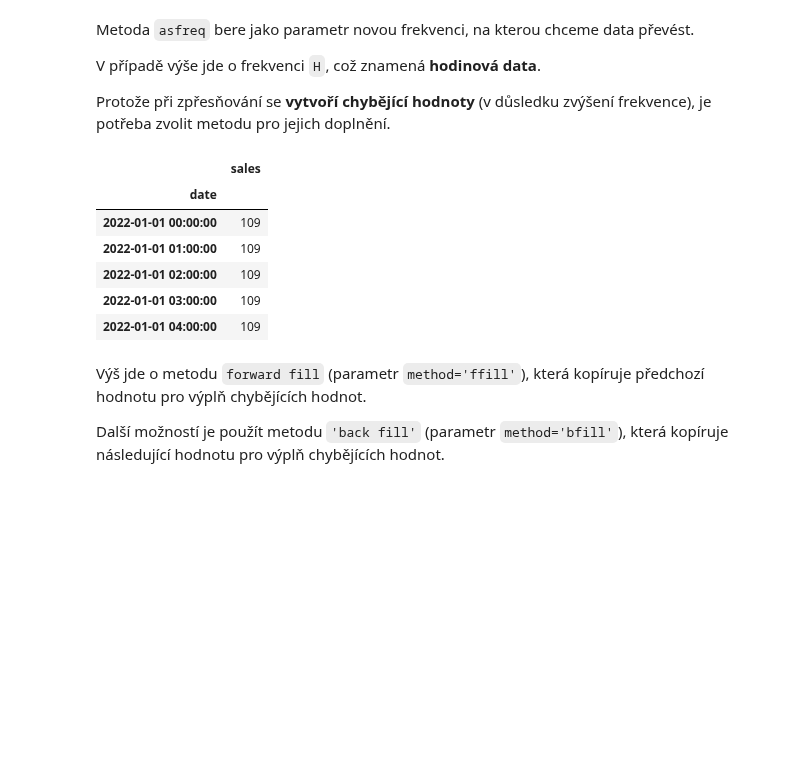
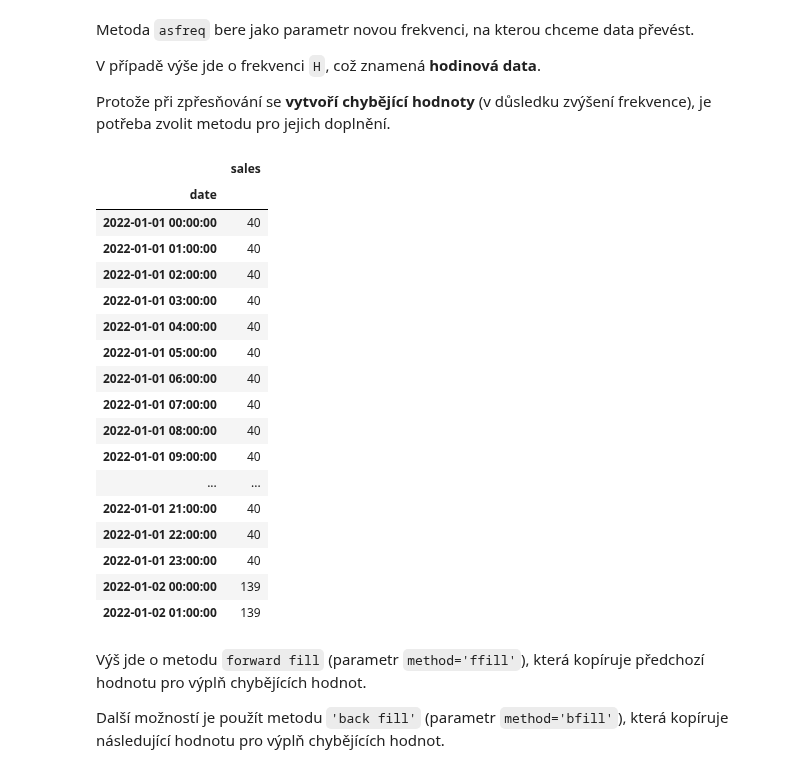
Before and after one commit to Bralor/python-data-2024, a Jupyter notebook: shared/notebooks/lesson04.ipynb, the cells around one changed output. Drawn from its saved outputs; the diff is of its cells as text; code cells hidden in the pictures; blank space fills up the shorter version.

```diff
--- a/shared/notebooks/lesson04.ipynb
+++ b/shared/notebooks/lesson04.ipynb
@@ -1849,17 +1463,28 @@ V případě výše jde o frekvenci `H`, což znamená **hodinová data**.
 
 Protože při zpřesňování se **vytvoří chybějící hodnoty** (v důsledku zvýšení frekvence), je potřeba zvolit metodu pro jejich doplnění.
 # %%
-denni_data = dalsi_data_df.asfreq('H', method='ffill')
+denni_data_df = dalsi_data_df.asfreq('H', method='ffill')  # ffill, bfill
 # %%
-denni_data.head()
+denni_data_df.head(26)
 # %% [output]
 |  | sales |
 | date |  |
-| 2022-01-01 00:00:00 | 109 |
-| 2022-01-01 01:00:00 | 109 |
-| 2022-01-01 02:00:00 | 109 |
-| 2022-01-01 03:00:00 | 109 |
-| 2022-01-01 04:00:00 | 109 |
+| 2022-01-01 00:00:00 | 40 |
+| 2022-01-01 01:00:00 | 40 |
+| 2022-01-01 02:00:00 | 40 |
+| 2022-01-01 03:00:00 | 40 |
+| 2022-01-01 04:00:00 | 40 |
+| 2022-01-01 05:00:00 | 40 |
+| 2022-01-01 06:00:00 | 40 |
+| 2022-01-01 07:00:00 | 40 |
+| 2022-01-01 08:00:00 | 40 |
+| 2022-01-01 09:00:00 | 40 |
+| ... | ... |
+| 2022-01-01 21:00:00 | 40 |
+| 2022-01-01 22:00:00 | 40 |
+| 2022-01-01 23:00:00 | 40 |
+| 2022-01-02 00:00:00 | 139 |
+| 2022-01-02 01:00:00 | 139 |
 # %% [markdown]
 Výš jde o metodu `forward fill` (parametr `method='ffill'`), která kopíruje předchozí hodnotu pro výplň chybějících hodnot.
 
```
Also changed, not shown: parts of 204 cells of this notebook.
